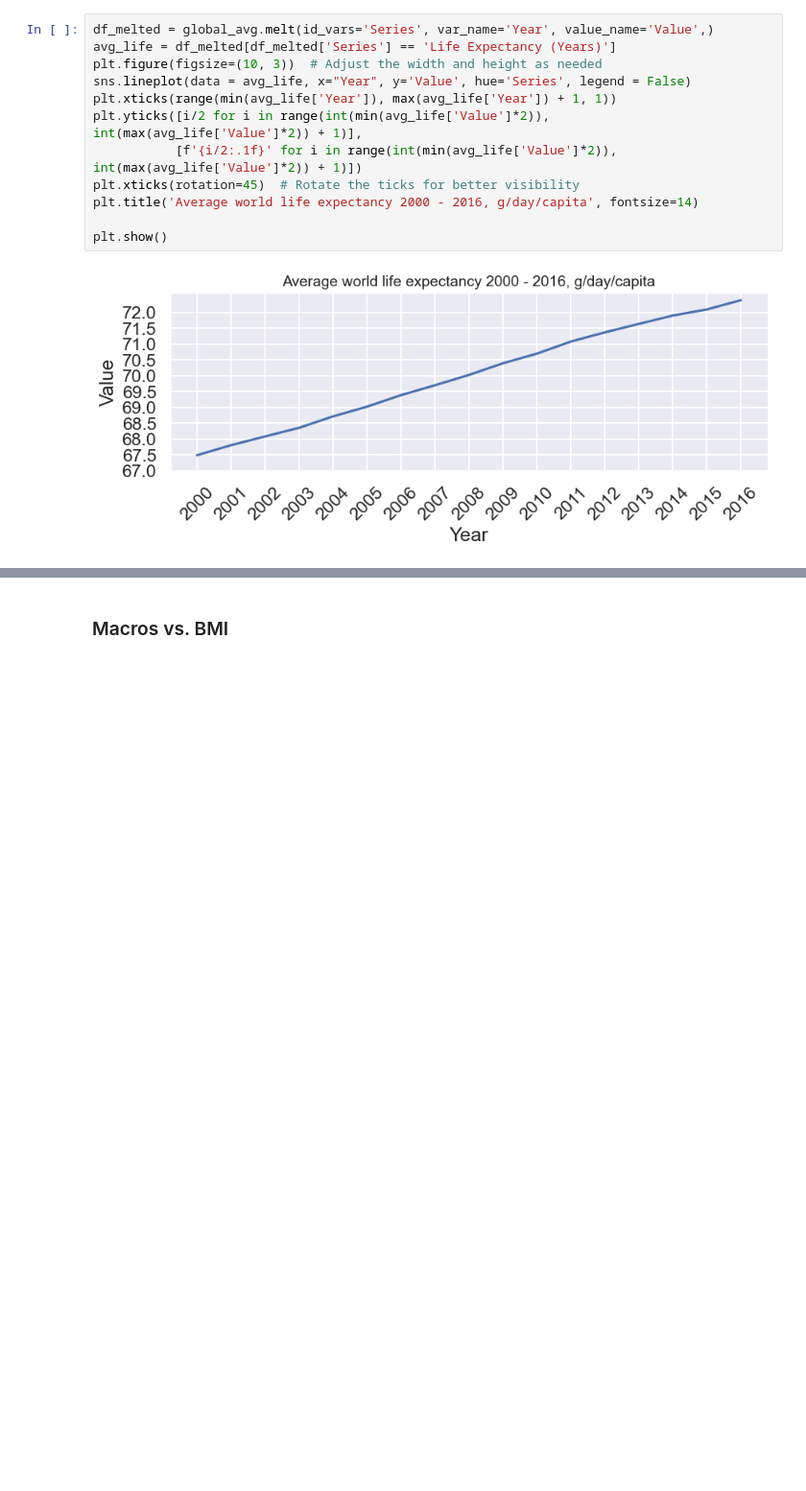
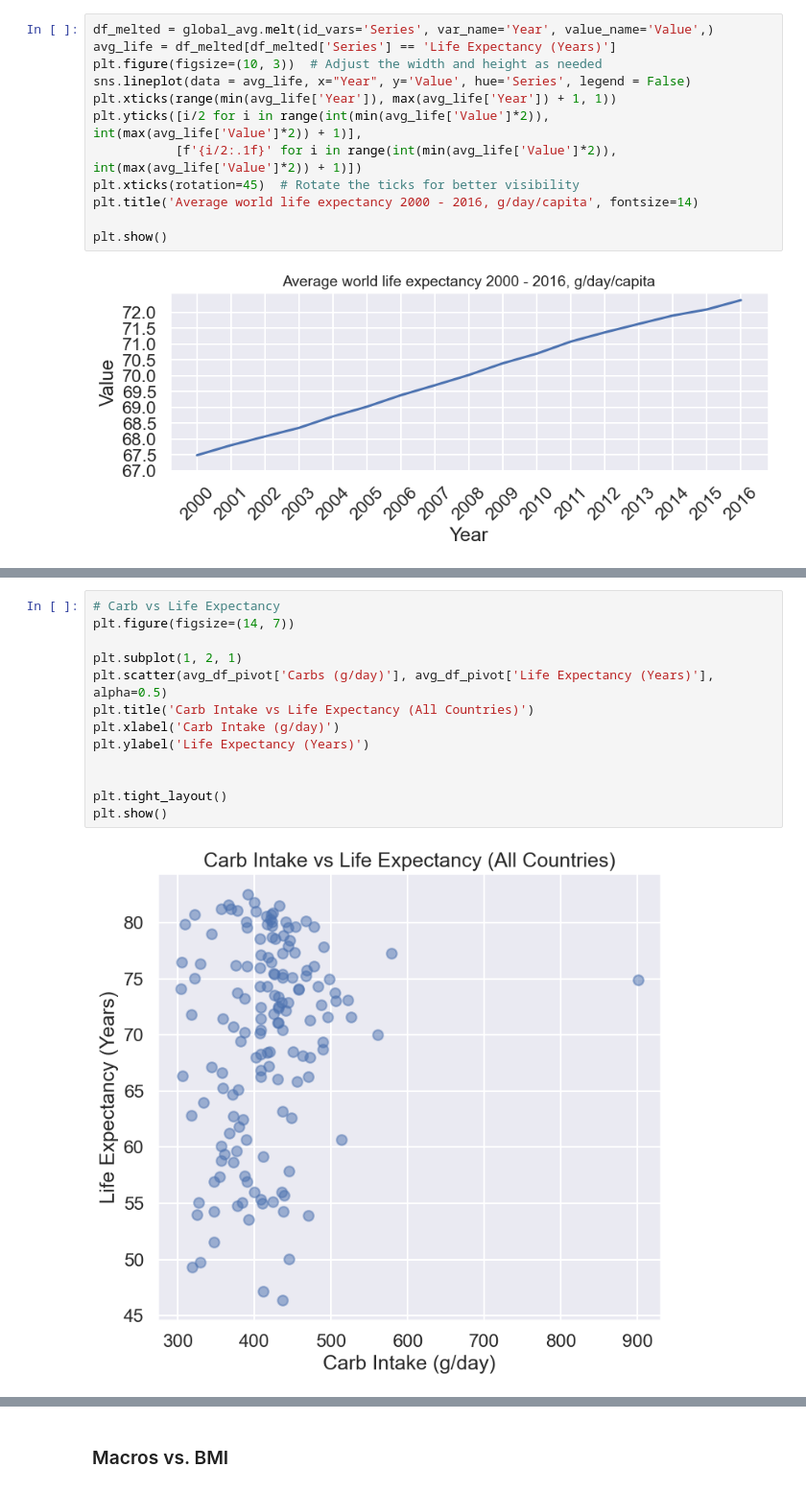
Before and after one commit to COGS108/Group074_WI24, a Jupyter notebook: EDACheckpoint_Group074_WI24.ipynb, the cells around one changed output, grey strips where cells are left out. Shown at 96% size. Cells and saved outputs as stored; diff of their text form; blank space fills up the shorter version.

```diff
--- a/EDACheckpoint_Group074_WI24.ipynb
+++ b/EDACheckpoint_Group074_WI24.ipynb
@@ -694,0 +799,15 @@ plt.show()
+# %%
+# Carb vs Life Expectancy
+plt.figure(figsize=(14, 7))
+
+plt.subplot(1, 2, 1)
+plt.scatter(avg_df_pivot['Carbs (g/day)'], avg_df_pivot['Life Expectancy (Years)'], alpha=0.5)
+plt.title('Carb Intake vs Life Expectancy (All Countries)')
+plt.xlabel('Carb Intake (g/day)')
+plt.ylabel('Life Expectancy (Years)')
+
+
+plt.tight_layout()
+plt.show()
+# %% [output]
+[figure, added]
```
Also changed, not shown: parts of 24 cells of this notebook.
